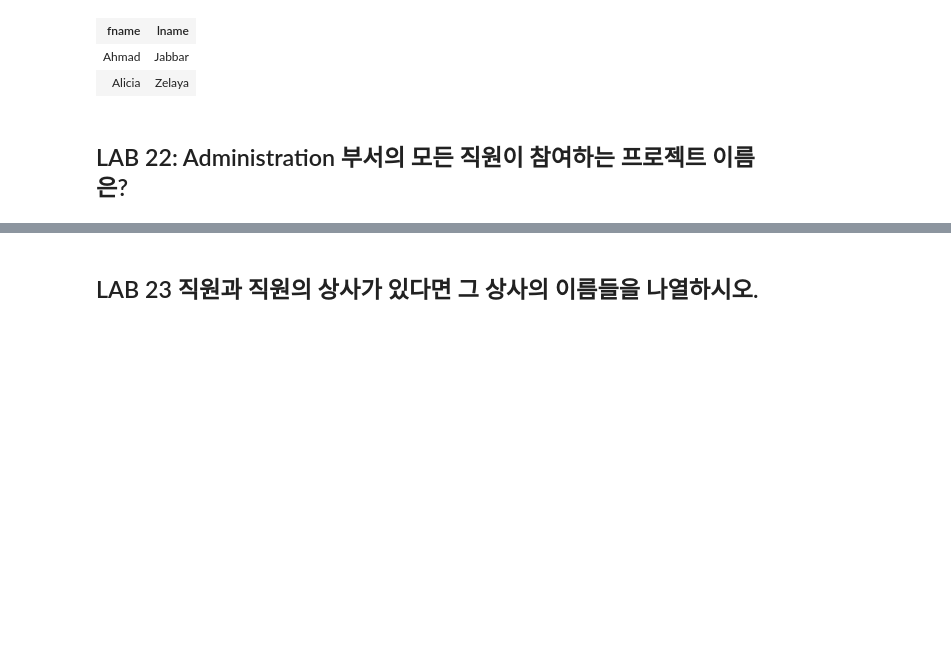
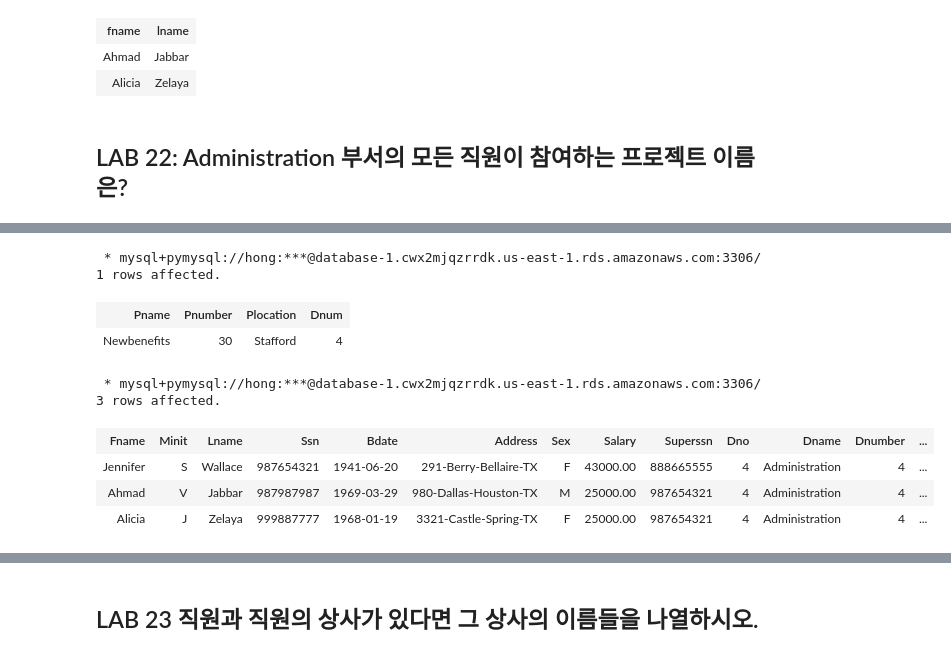
Before and after one commit to icehongsi/2020_Fall, a Jupyter notebook: ch5_6_SQL_Labs_aws_student_ipynb의_사본.ipynb, the cells around one changed output, grey strips where cells are left out. Saved outputs shown, nothing was run; the diff lists cells and outputs as text; code cells hidden in the pictures; blank space fills up the shorter version.

```diff
--- a/ch5_6_SQL_Labs_aws_student_ipynb의_사본.ipynb
+++ b/ch5_6_SQL_Labs_aws_student_ipynb의_사본.ipynb
@@ -1065,0 +1059,34 @@ update EMPLOYEE
+# %%
+%%sql
+
+SELECT *
+from PROJECT p
+where
+not exists (
+    select *
+    from EMPLOYEE e, DEPARTMENT d
+    where e.dno = d.dnumber and d.dname = "Administration" /*Administration 선택*/
+    and
+    NOT EXISTS (
+        select *
+        from WORKS_ON w
+        where p.pnumber = w.pno and e.ssn = w.essn
+    )
+)
+# %% [output]
+ * mysql+pymysql://hong:***@database-1.cwx2mjqzrrdk.us-east-1.rds.amazonaws.com:3306/
+1 rows affected.
+| Pname | Pnumber | Plocation | Dnum |
+| Newbenefits | 30 | Stafford | 4 |
+# %%
+%%sql
+select *
+from EMPLOYEE e, DEPARTMENT d
+where e.dno = d.dnumber and d.dname = "Administration" /*Administration 선택*/
+# %% [output]
+ * mysql+pymysql://hong:***@database-1.cwx2mjqzrrdk.us-east-1.rds.amazonaws.com:3306/
+3 rows affected.
+| Fname | Minit | Lname | Ssn | Bdate | Address | Sex | Salary | Superssn | Dno | Dname | Dnumber | ... |
+| Jennifer | S | Wallace | 987654321 | 1941-06-20 | 291-Berry-Bellaire-TX | F | 43000.00 | 888665555 | 4 | Administration | 4 | ... |
+| Ahmad | V | Jabbar | 987987987 | 1969-03-29 | 980-Dallas-Houston-TX | M | 25000.00 | 987654321 | 4 | Administration | 4 | ... |
+| Alicia | J | Zelaya | 999887777 | 1968-01-19 | 3321-Castle-Spring-TX | F | 25000.00 | 987654321 | 4 | Administration | 4 | ... |
```
Also changed, not shown: parts of 2 cells of this notebook, 9 other files.
